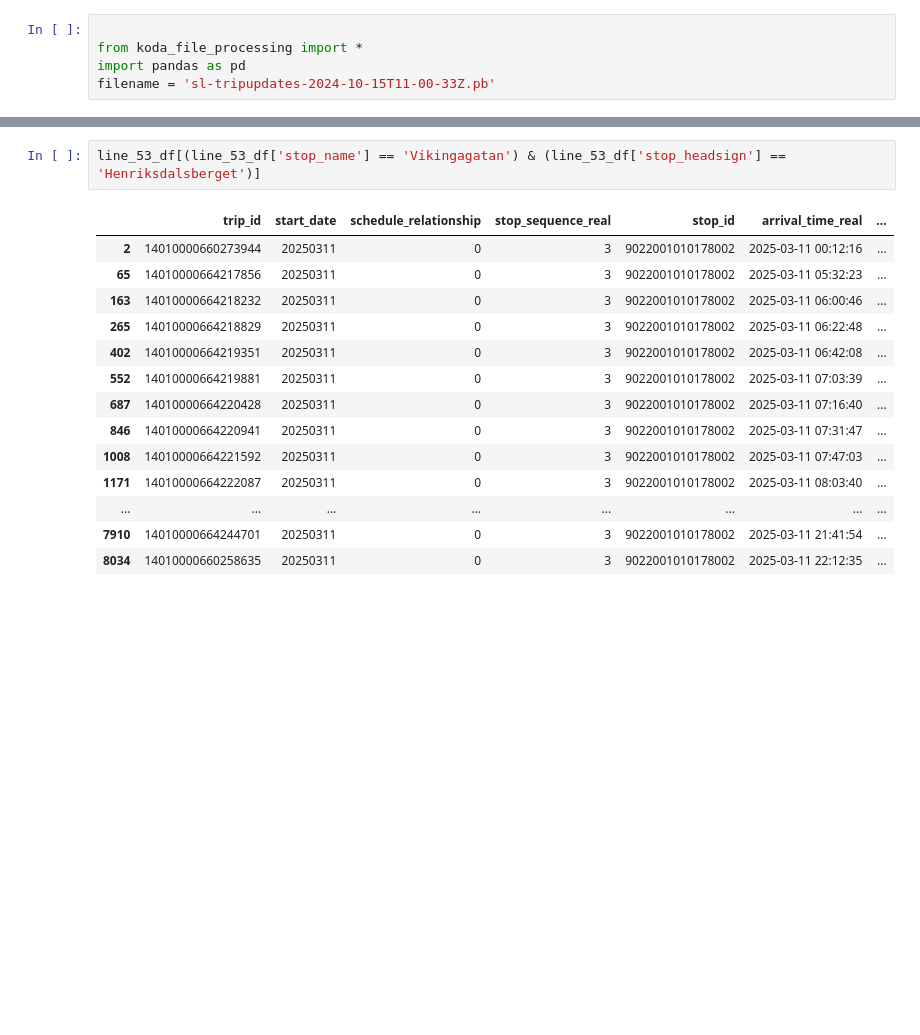
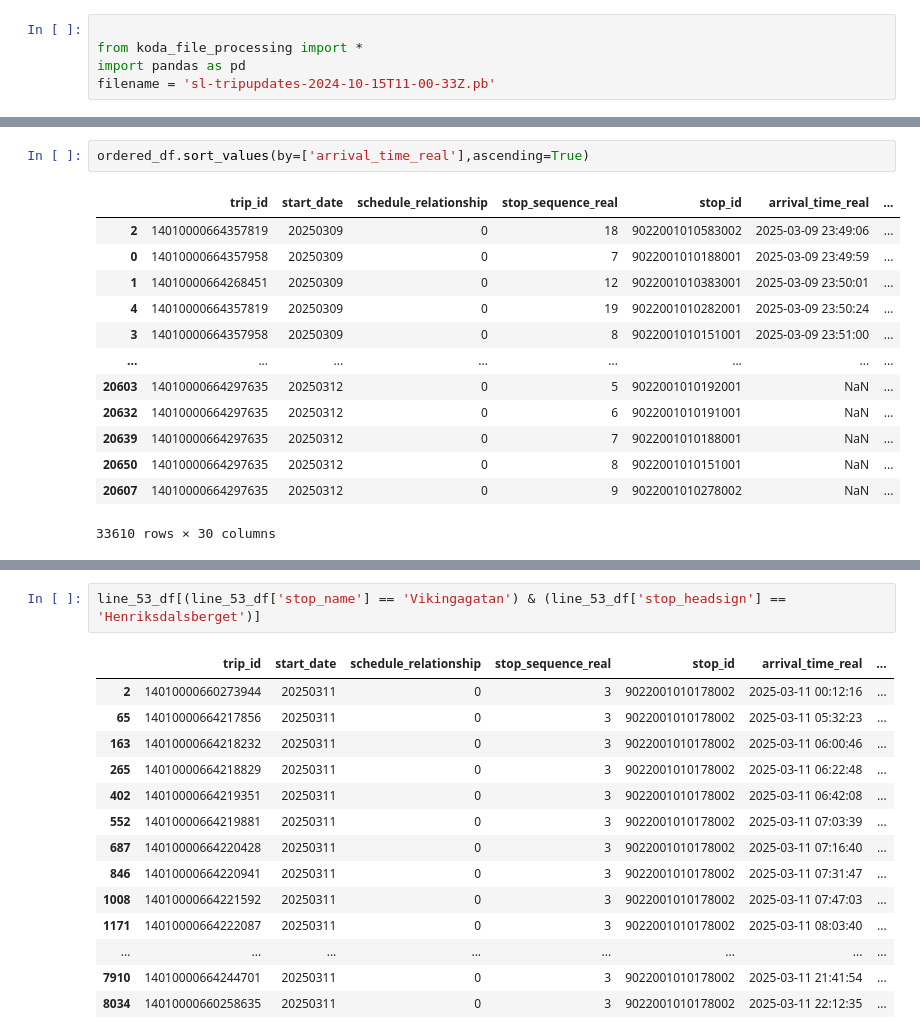
Before and after one commit to jesus-martinez02/PT-Project, a Jupyter notebook: test.ipynb, the cells around one changed output, grey strips where cells are left out. Drawn from its saved outputs; the diff is of its cells as text; blank space fills up the shorter version.

```diff
--- a/test.ipynb
+++ b/test.ipynb
@@ -49,2 +94,18 @@ Name: count, dtype: int64
+# %%
+ordered_df.sort_values(by=['arrival_time_real'],ascending=True)
+# %% [output]
+|  | trip_id | start_date | schedule_relationship | stop_sequence_real | stop_id | arrival_time_real | ... |
+| 2 | 14010000664357819 | 20250309 | 0 | 18 | 9022001010583002 | 2025-03-09 23:49:06 | ... |
+| 0 | 14010000664357958 | 20250309 | 0 | 7 | 9022001010188001 | 2025-03-09 23:49:59 | ... |
+| 1 | 14010000664268451 | 20250309 | 0 | 12 | 9022001010383001 | 2025-03-09 23:50:01 | ... |
+| 4 | 14010000664357819 | 20250309 | 0 | 19 | 9022001010282001 | 2025-03-09 23:50:24 | ... |
+| 3 | 14010000664357958 | 20250309 | 0 | 8 | 9022001010151001 | 2025-03-09 23:51:00 | ... |
+| ... | ... | ... | ... | ... | ... | ... | ... |
+| 20603 | 14010000664297635 | 20250312 | 0 | 5 | 9022001010192001 | NaN | ... |
+| 20632 | 14010000664297635 | 20250312 | 0 | 6 | 9022001010191001 | NaN | ... |
+| 20639 | 14010000664297635 | 20250312 | 0 | 7 | 9022001010188001 | NaN | ... |
+| 20650 | 14010000664297635 | 20250312 | 0 | 8 | 9022001010151001 | NaN | ... |
+| 20607 | 14010000664297635 | 20250312 | 0 | 9 | 9022001010278002 | NaN | ... |
+33610 rows × 30 columns
 # %%
 line_53_df = df[df['route_short_name'] == 53]
```
Also changed, not shown: parts of 7 cells of this notebook, 2 other files.
